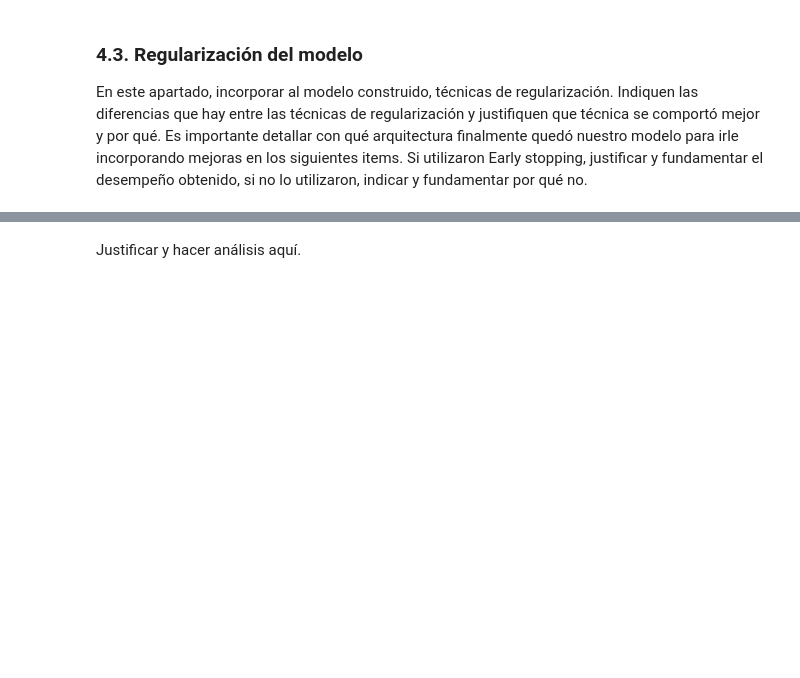
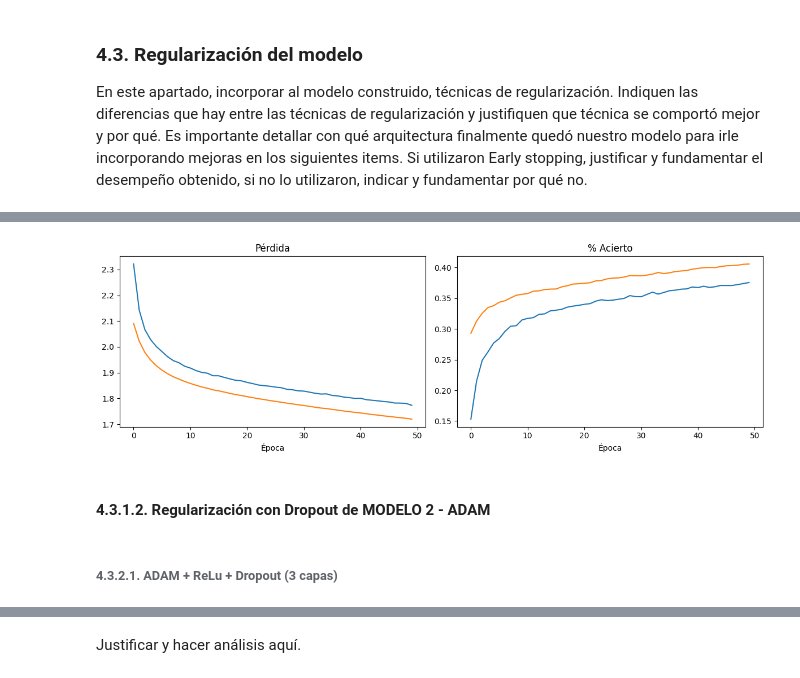
Before and after one commit to CristobalCabezas/deep_learning_duoc_2024, a Jupyter notebook: Respuesta_ET_Forma_C_ipynb.ipynb, the cells around one changed output, grey strips where cells are left out. Saved outputs shown, nothing was run; the diff lists cells and outputs as text; code cells hidden in the pictures; blank space fills up the shorter version.

```diff
--- a/Respuesta_ET_Forma_C_ipynb.ipynb
+++ b/Respuesta_ET_Forma_C_ipynb.ipynb
@@ -1623,0 +1717,9 @@ plt.show()
+# %%
+# nuestra red feed-forward
+
+model_sgd_sigmoid_dropout = keras.Sequential()
+model_sgd_sigmoid_dropout.add(keras.layers.Dense(h1, input_dim=N, activation='sigmoid', name='primera_capa'))
+model_sgd_sigmoid_dropout.add(keras.layers.Dropout(0.5))
+model_sgd_sigmoid_dropout.add(keras.layers.Dense(C, activation='softmax', name='capa_de_output'))
+
+model_sgd_sigmoid_dropout.summary()
@@ -1623,0 +1740,12 @@ plt.show()
+# %%
+model_sgd_sigmoid_dropout.compile(
+    loss='categorical_crossentropy',
+    optimizer='sgd',
+    metrics=['accuracy']
+)
+
+h_model_sgd_sigmoid_dropout = model_sgd_sigmoid_dropout.fit(X_train, Y_train,
+        epochs=50,
+        batch_size=128,
+        validation_data=(X_test,Y_test)
+)
@@ -1623,0 +1770,24 @@ plt.show()
+# %%
+# imprime la pérdida para cada época
+plt.figure(figsize=(12, 4))
+
+plt.subplot(1, 2, 2)
+plt.plot(h_model_sgd_sigmoid_dropout.history['accuracy'])
+plt.plot(h_model_sgd_sigmoid_dropout.history['val_accuracy'])
+plt.title('% Acierto')
+plt.xlabel('Época')
+
+plt.subplot(1, 2, 1)
+plt.plot(h_model_sgd_sigmoid_dropout.history['loss'])
+plt.plot(h_model_sgd_sigmoid_dropout.history['val_loss'])
+plt.title('Pérdida')
+plt.xlabel('Época')
+
+plt.tight_layout()
+plt.show()
+# %% [output]
+[figure, added]
+# %% [markdown]
+#### 4.3.1.2. Regularización con Dropout de MODELO 2 - ADAM
+# %% [markdown]
+###### 4.3.2.1. ADAM + ReLu + Dropout (3 capas)
```
Also changed, not shown: parts of 39 cells of this notebook.
